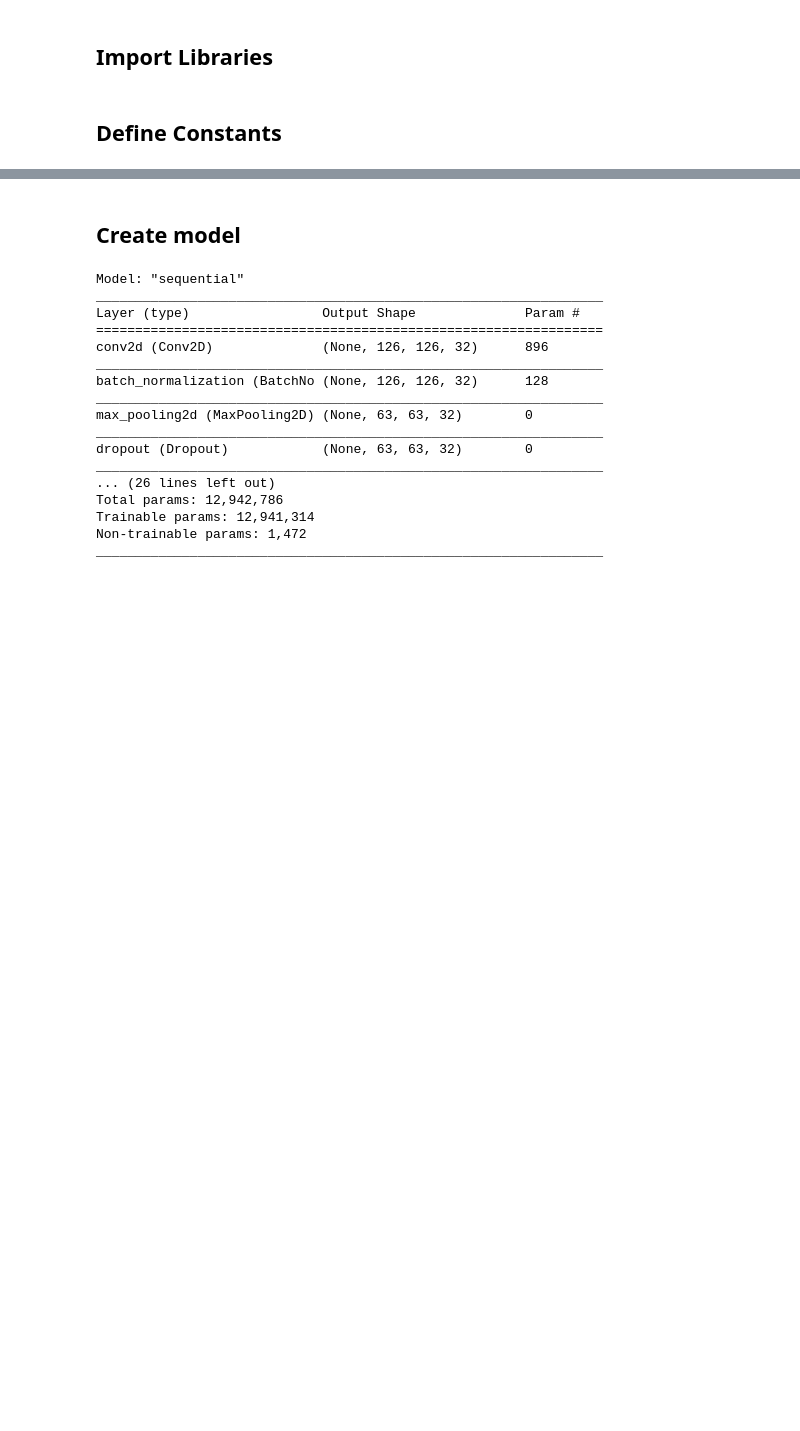
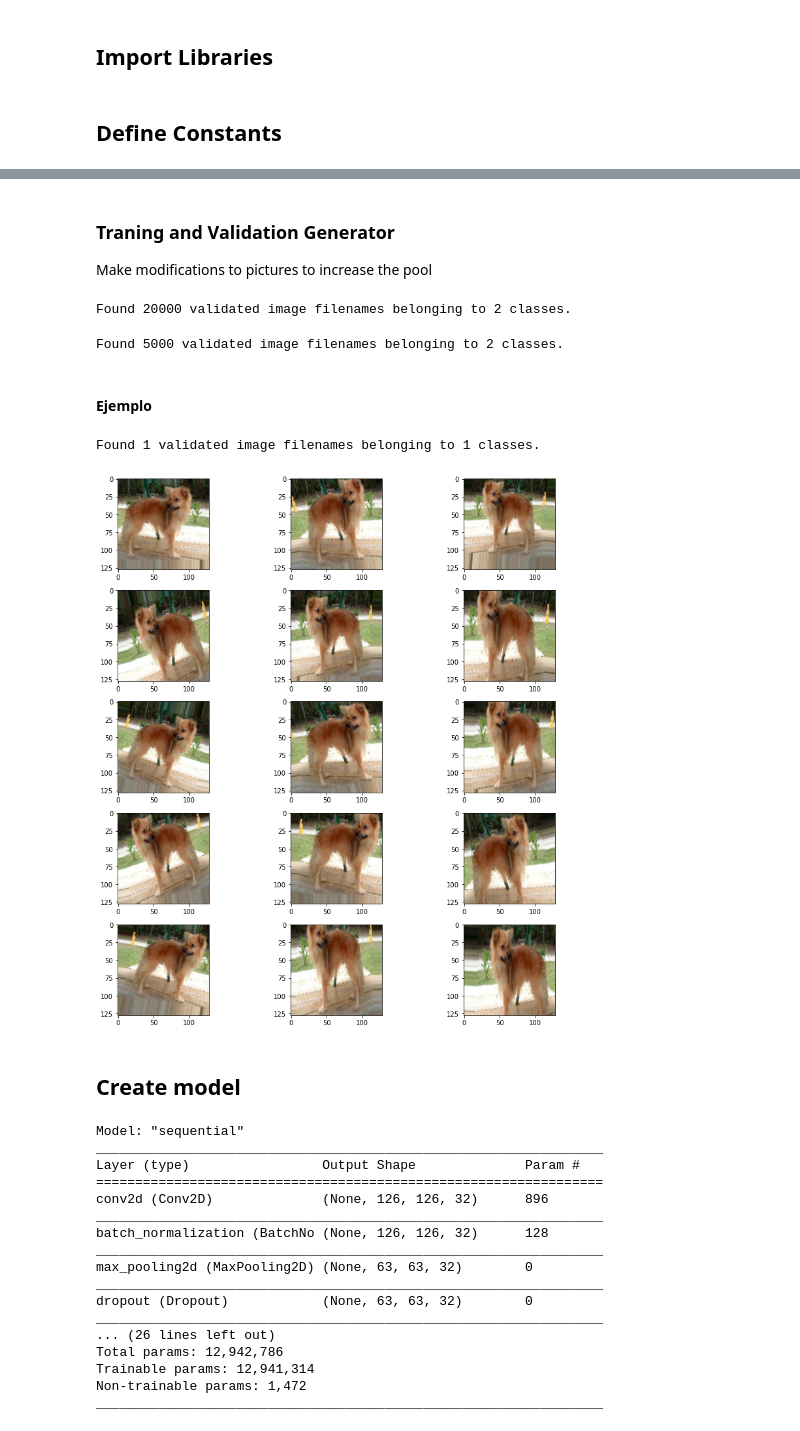
Before and after one commit to alejandroloda/DSProjects_1_CNN_Dogs_and_Cats_Keras, a Jupyter notebook: Classifier.ipynb, the cells around one changed output, grey strips where cells are left out. Cells and saved outputs as stored; diff of their text form; code cells hidden in the pictures; blank space fills up the shorter version.

Commit message:
Classifier training

```diff
--- a/Classifier.ipynb
+++ b/Classifier.ipynb
@@ -12,8 +7,8 @@ import pandas as pd
 # %% [markdown]
 ## Define Constants
 # %%
-# FAST_RUN = False
+FAST_RUN = True
 IMAGE_WIDTH=128
 IMAGE_HEIGHT=128
-# IMAGE_SIZE=(IMAGE_WIDTH, IMAGE_HEIGHT)
+IMAGE_SIZE=(IMAGE_WIDTH, IMAGE_HEIGHT)
 IMAGE_CHANNELS=3
@@ -20,3 +29,67 @@ IMAGE_CHANNELS=3
+# %% [markdown]
+### Traning and Validation Generator
+Make modifications to pictures to increase the pool
+# %%
+train_datagen = ImageDataGenerator(
+    rotation_range=15,
+    rescale=1./255,
+    shear_range=0.1,
+    zoom_range=0.2,
+    horizontal_flip=True,
+    width_shift_range=0.1,
+    height_shift_range=0.1
+)
+
+train_generator = train_datagen.flow_from_dataframe(
+    train_df,
+    "data/train/",
+    x_col='filename',
+    y_col='category',
+    target_size=IMAGE_SIZE,
+    class_mode='categorical',
+    batch_size=batch_size
+)
+# %% [output]
+Found 20000 validated image filenames belonging to 2 classes.
+# %%
+validation_datagen = ImageDataGenerator(rescale=1./255)
+validation_generator = validation_datagen.flow_from_dataframe(
+    validate_df,
+    "data/train/",
+    x_col='filename',
+    y_col='category',
+    target_size=IMAGE_SIZE,
+    class_mode='categorical',
+    batch_size=batch_size
+)
+# %% [output]
+Found 5000 validated image filenames belonging to 2 classes.
+# %% [markdown]
+#### Ejemplo
+# %%
+example_df = train_df.sample(n=1).reset_index(drop=True)
+example_generator = train_datagen.flow_from_dataframe(
+    example_df,
+    "data/train/",
+    x_col='filename',
+    y_col='category',
+    target_size=IMAGE_SIZE,
+    class_mode='categorical'
+)
+# %% [output]
+Found 1 validated image filenames belonging to 1 classes.
+# %%
+plt.figure(figsize=(12, 12))
+for i in range(0, 15):
+    plt.subplot(5, 3, i+1)
+    for X_batch, Y_batch in example_generator:
+        image = X_batch[0]
+        plt.imshow(image)
+        break
+plt.tight_layout()
+plt.show()
+# %% [output]
+[figure, added]
 # %% [markdown]
 ## Create model
 # %%
```
Also changed, not shown: parts of 8 cells of this notebook.
